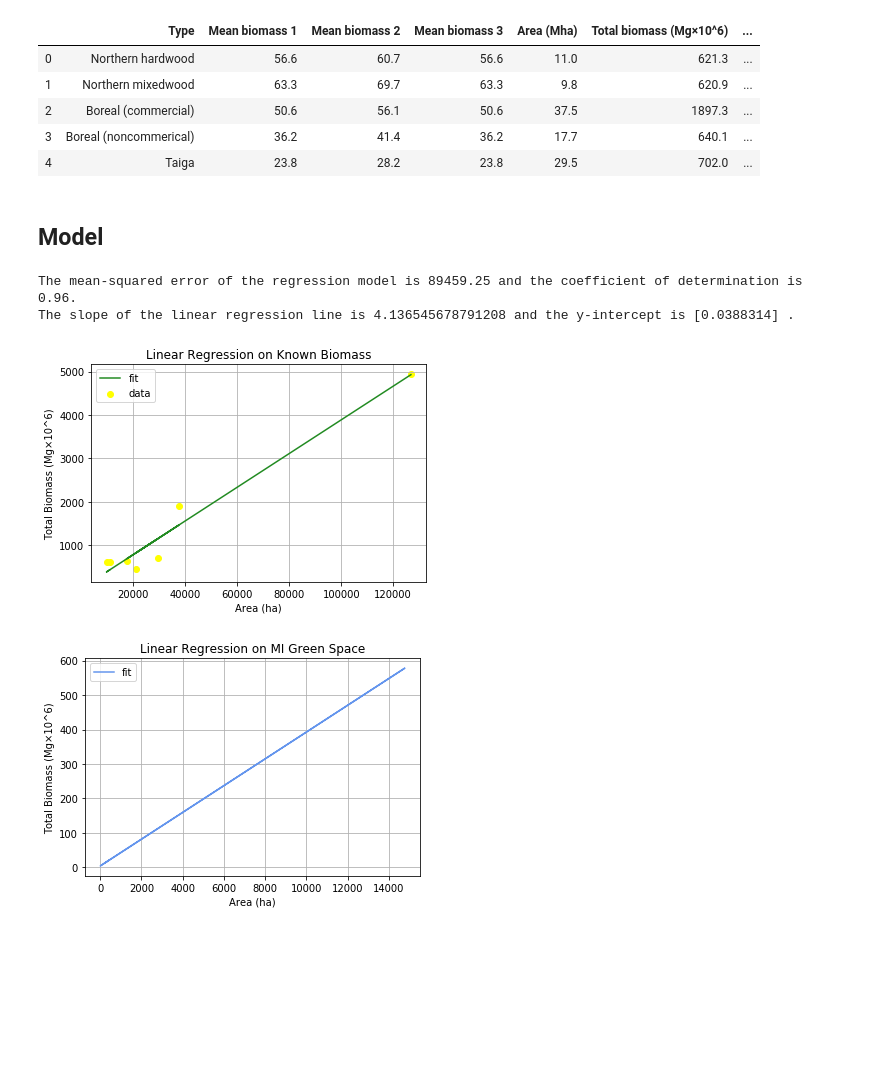
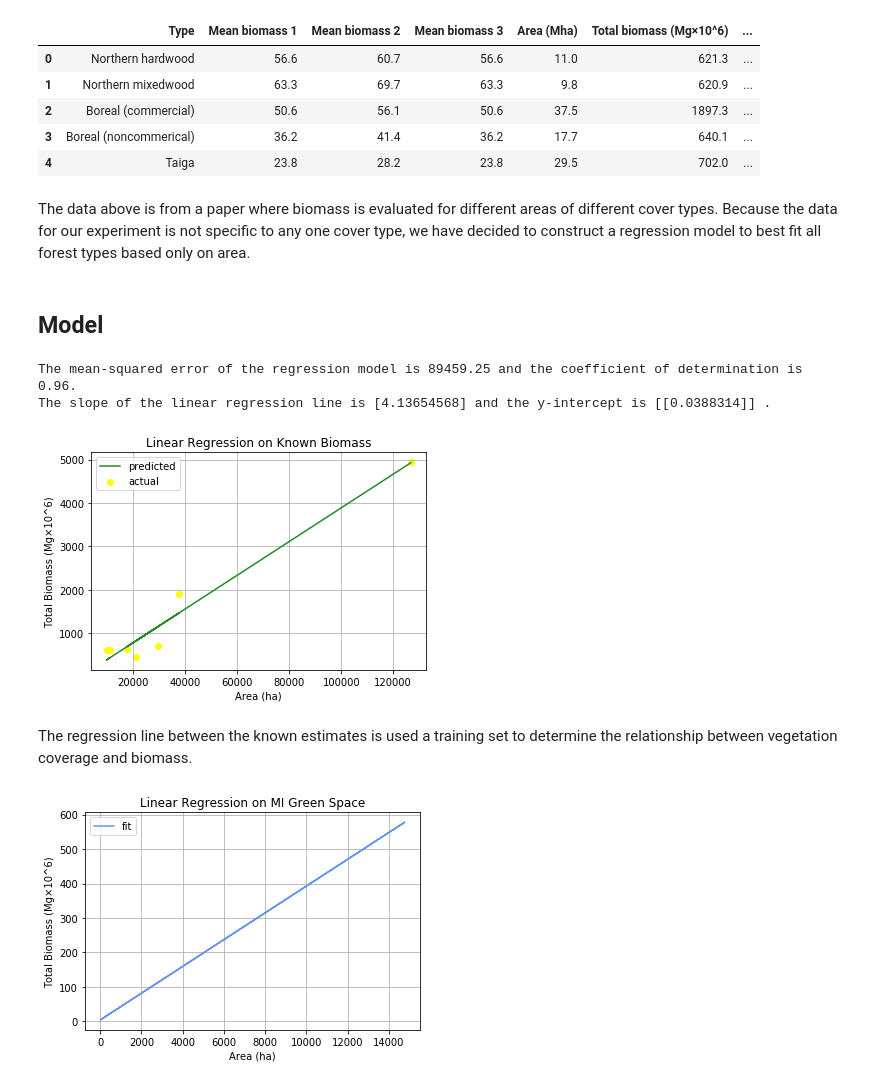
Before and after one commit to mcint199/Environmental-1, a Jupyter notebook: Env1_ForestCanopyResilience_FinalProject.ipynb, the cells around one changed output. Drawn from its saved outputs; the diff is of its cells as text; code cells hidden in the pictures; blank space fills up the shorter version.

```diff
--- a/Env1_ForestCanopyResilience_FinalProject.ipynb
+++ b/Env1_ForestCanopyResilience_FinalProject.ipynb
@@ -123,37 +93,45 @@ known_biomass.head()
 | 2 | Boreal (commercial) | 50.6 | 56.1 | 50.6 | 37.5 | 1897.3 | ... |
 | 3 | Boreal (noncommerical) | 36.2 | 41.4 | 36.2 | 17.7 | 640.1 | ... |
 | 4 | Taiga | 23.8 | 28.2 | 23.8 | 29.5 | 702.0 | ... |
+# %% [markdown]
+The data above is from a paper where biomass is evaluated for different areas of different cover types. Because the data for our experiment is not specific to any one cover type, we have decided to construct a regression model to best fit all forest types based only on area.
 # %% [markdown]
 ## Model
 # %%
 from sklearn import linear_model
 from sklearn import metrics
 import matplotlib.pyplot as plt
 %matplotlib inline
 
+#create shorter labels
 known_area = pd.DataFrame(known_biomass["Area (Mha)"]*1000)
 known_bio = pd.DataFrame(known_biomass["Total biomass (Mg×10^6)"])
 
+#create linear regression model
 lm = linear_model.LinearRegression()
-model = lm.fit(known_area, known_bio["Total biomass (Mg×10^6)"])
+model = lm.fit(known_area, known_bio)
 known_biomass_predictions = lm.predict(known_area)
 
+#find mean_squared error and r^2
 mse = metrics.mean_squared_error(known_bio["Total biomass (Mg×10^6)"], known_biomass_predictions)
 cod = metrics.r2_score(known_bio["Total biomass (Mg×10^6)"], known_biomass_predictions)
 print("The mean-squared error of the regression model is {:.2f} and the coefficient of determination is {:.2f}.".format(mse, cod))
 print("The slope of the linear regression line is", lm.intercept_,"and the y-intercept is", lm.coef_, ".")
 
-plt.scatter(known_biomass["Area (Mha)"]*1000, known_biomass["Total biomass (Mg×10^6)"], label = "data", color = "yellow")
-plt.plot(known_biomass["Area (Mha)"]*1000, known_biomass_predictions, label = "fit", color = "forestgreen")
+#plot results
+plt.scatter(known_area, known_bio, label = "actual", color = "yellow")
+plt.plot(known_area, known_biomass_predictions, label = "predicted", color = "forestgreen")
 plt.title("Linear Regression on Known Biomass")
 plt.xlabel("Area (ha)")
 plt.ylabel("Total Biomass (Mg×10^6)")
 plt.legend()
 plt.grid()
 # %% [output]
 The mean-squared error of the regression model is 89459.25 and the coefficient of determination is 0.96.
-The slope of the linear regression line is 4.136545678791208 and the y-intercept is [0.0388314] .
+The slope of the linear regression line is [4.13654568] and the y-intercept is [[0.0388314]] .
-[figure, old version]
+[figure, new version]
+# %% [markdown]
+The regression line between the known estimates is used a training set to determine the relationship between vegetation coverage and biomass.
 # %%
 mi_area = pd.DataFrame(canopy_data_by_community["Total green space (ha)"])
 mi_biomass_predictions = lm.predict(mi_area)
```
Also changed, not shown: parts of 16 cells of this notebook, 2 other files.
